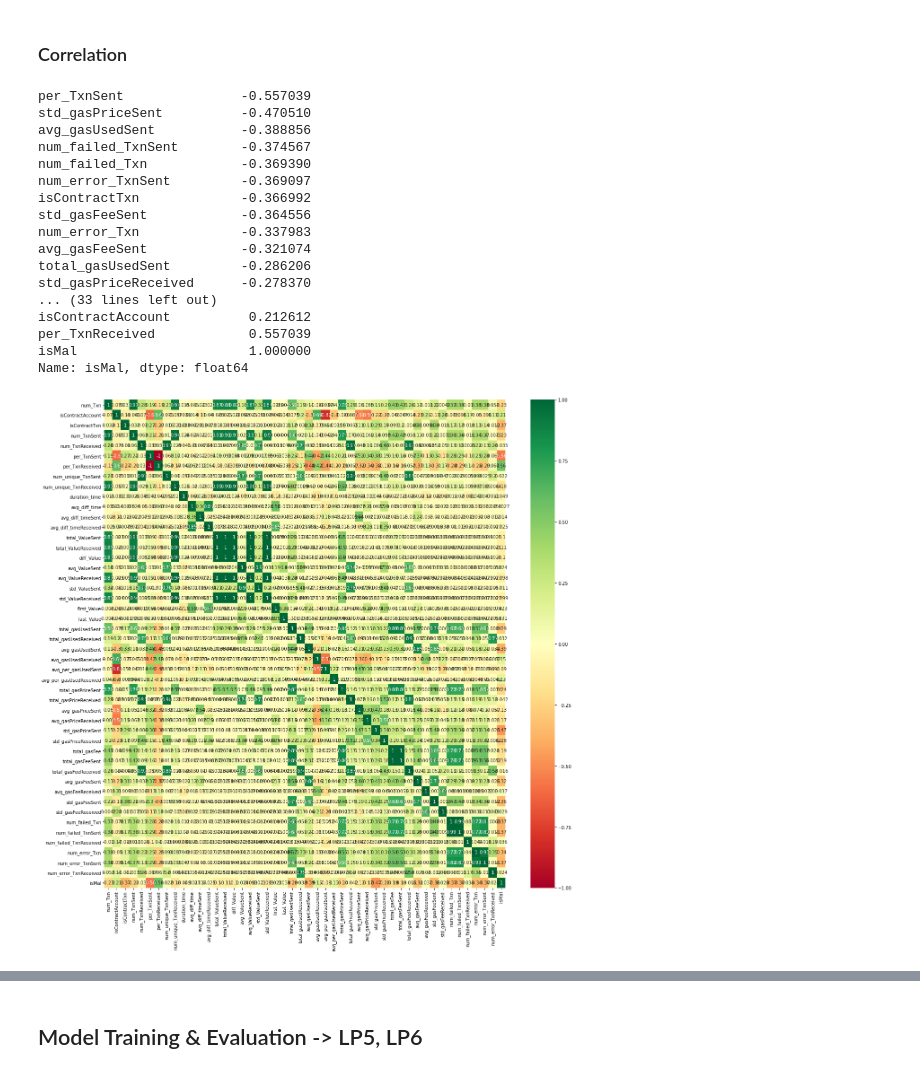
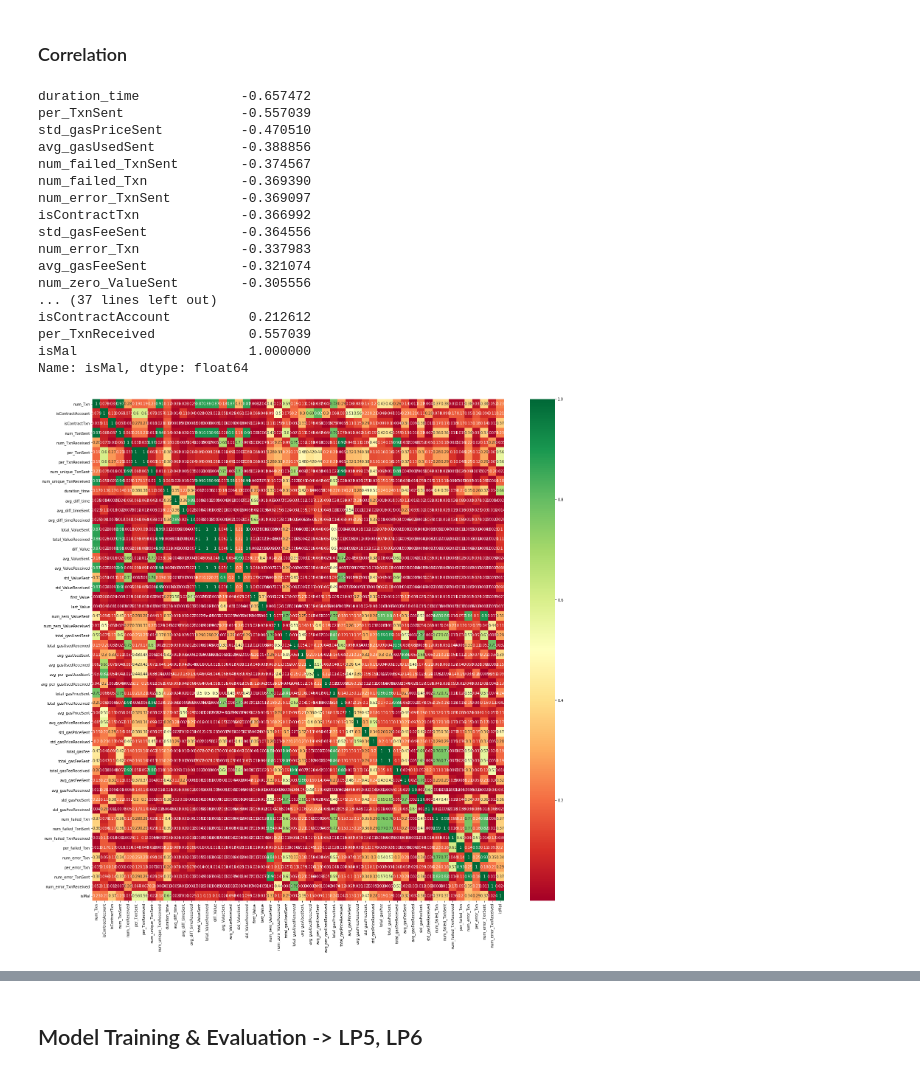
Before and after one commit to y1cx/CaseStudy, a Jupyter notebook: Task1.ipynb, the cells around one changed output, grey strips where cells are left out. Cells and saved outputs as stored; diff of their text form; code cells hidden in the pictures.

```diff
--- a/Task1.ipynb
+++ b/Task1.ipynb
@@ -299,7 +305,7 @@ def preprocessing_Txn(df_Txn):
     df_Txn = df_Txn.apply(lambda x: x.str.lower() if(x.dtype == 'object') else x)
 
     # convert timestamp to time format
-    df_Txn['date'] = df_Txn['timeStamp'].apply(lambda x: datetime.utcfromtimestamp(x).strftime('%Y-%m-%d'))
+    df_Txn['date'] = pd.to_datetime(df_Txn['timeStamp'].apply(lambda x: datetime.utcfromtimestamp(x).strftime('%Y-%m-%d')))
     df_Txn['time'] = pd.to_datetime(df_Txn['timeStamp'].apply(lambda x: datetime.utcfromtimestamp(x).strftime('%Y-%m-%d %H:%M:%S')))
 
     # calculate gasPrice from Gwei to Ethr, gasPrice is set by the sender
@@ -337,7 +343,7 @@ def features_time(df_Txn, df_addresses):
                                                         .reset_index()[['first_time', 'last_time']]
 
     # duration between first and last transaction
-    df_addresses['duration_time'] = (df_addresses['last_time'] - df_addresses['first_time']).dt.seconds
+    df_addresses['duration_time'] = (df_addresses['last_time'] - df_addresses['first_time']).dt.total_seconds() / 3600
 
     df_addresses = df_addresses.drop(['first_time', 'last_time'], axis =1)
 
@@ -365,14 +371,14 @@ def features_value(df_Txn, df_addresses):
                                     (df_Txn[df_Txn['isSent'] == False].groupby('acc_name')['value'].sum()
                                         .reset_index(name='total_ValueReceived')), on='acc_name', how='left')
 
-    # absolute vallue of (ValueReveived - ValueSent)
+    # absolute value of (ValueReceived - ValueSent)
     df_addresses['diff_Value'] = abs(df_addresses['total_ValueReceived'] - df_addresses['total_ValueSent'])
 
     # average value sent and received
     df_addresses['avg_ValueSent'] = df_addresses['total_ValueSent'] / df_addresses['num_TxnSent']
     df_addresses['avg_ValueReceived'] = df_addresses['total_ValueReceived'] / df_addresses['num_TxnReceived']
 
-    # stantandard deviation of value sent and received
+    # standard deviation of value sent and received
     df_addresses = df_addresses.merge(
                                     (df_Txn[df_Txn['isSent'] == True].groupby('acc_name')['value'].std()
                                         .reset_index(name='std_ValueSent')), on='acc_name', how='left') \
@@ -384,6 +390,14 @@ def features_value(df_Txn, df_addresses):
     df_addresses['first_Value'] = df_Txn.groupby('acc_name')['value'].first().reset_index()['value']
     df_addresses['last_Value'] = df_Txn.groupby('acc_name')['value'].last().reset_index()['value']
 
+    # number of zero value sent and received
+    df_addresses = df_addresses.merge(
+                                    (df_Txn[(df_Txn['value'] == 0) & (df_Txn['isSent'] == True)].groupby('acc_name').size()
+                                        .reset_index(name='num_zero_ValueSent')), on='acc_name', how='left') \
+                                .merge(
+                                    (df_Txn[(df_Txn['value'] == 0) & (df_Txn['isSent'] == False)].groupby('acc_name').size()
+                                        .reset_index(name='num_zero_ValueReceived')), on='acc_name', how='left')
+
     return(df_Txn, df_addresses)
 # %%
 def features_gas(df_Txn, df_addresses):
@@ -479,10 +493,15 @@ def features_status(df_Txn, df_addresses):
                                 .merge(
                                     (df_Txn[(df_Txn['txreceipt_status'] == 0) & (df_Txn['isSent'] == False)].groupby('acc_name').size()
                                         .reset_index(name='num_failed_TxnReceived')), on='acc_name', how='left')
+    # percentage of failed transactions
+    df_addresses['per_failed_Txn'] = df_addresses['num_failed_Txn'] / df_addresses['num_Txn']
+
     ##error
     # number of error transactions
     df_addresses = df_addresses.merge((df_Txn[df_Txn['isError'] == 1].groupby('acc_name').size()
                                     .reset_index(name='num_error_Txn')), on='acc_name', how='left')
+    # percentage of error transactions
+    df_addresses['per_error_Txn'] = df_addresses['num_error_Txn'] / df_addresses['num_Txn']
 
     # error transactions sent and received
     df_addresses = df_addresses.merge(
@@ -592,6 +702,7 @@ df.describe()
 # %%
 df.corr()['isMal'].sort_values()
 # %% [output]
+duration_time             -0.657472
 per_TxnSent               -0.557039
 std_gasPriceSent          -0.470510
 avg_gasUsedSent           -0.388856
@@ -602,19 +713,17 @@ isContractTxn             -0.366992
 std_gasFeeSent            -0.364556
 num_error_Txn             -0.337983
 avg_gasFeeSent            -0.321074
-total_gasUsedSent         -0.286206
-std_gasPriceReceived      -0.278370
-... (33 lines left out)
+num_zero_ValueSent        -0.305556
+... (37 lines left out)
 isContractAccount          0.212612
 per_TxnReceived            0.557039
 isMal                      1.000000
 Name: isMal, dtype: float64
 # %%
 # plot correlation matrix
-corrmat = df.corr()
-corr_features = corrmat.index
+corr_matrix = df.corr().abs()
 
-plt.figure(figsize = (20,20))
-g = sns.heatmap(df[corr_features].corr(), annot=True, cmap="RdYlGn")
+plt.figure(figsize = (25,25))
+g = sns.heatmap(corr_matrix, annot=True, cmap="RdYlGn")
 # %% [output]
-[figure, old version]
+[figure, new version]
```
Also changed, not shown: parts of 35 cells of this notebook.
